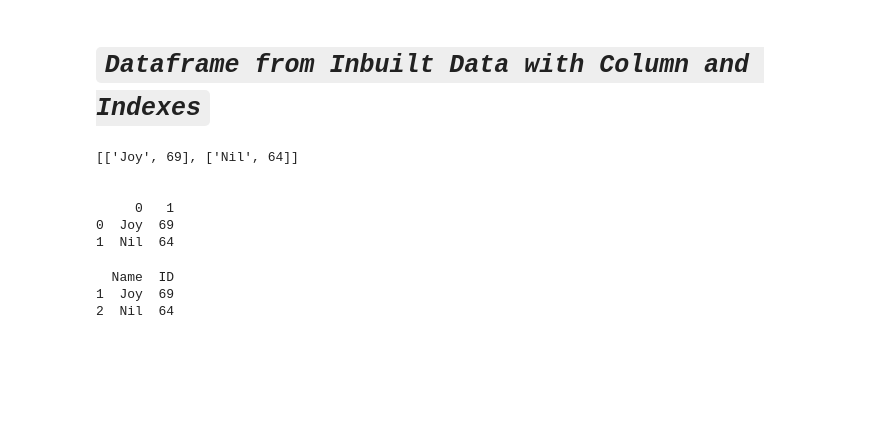
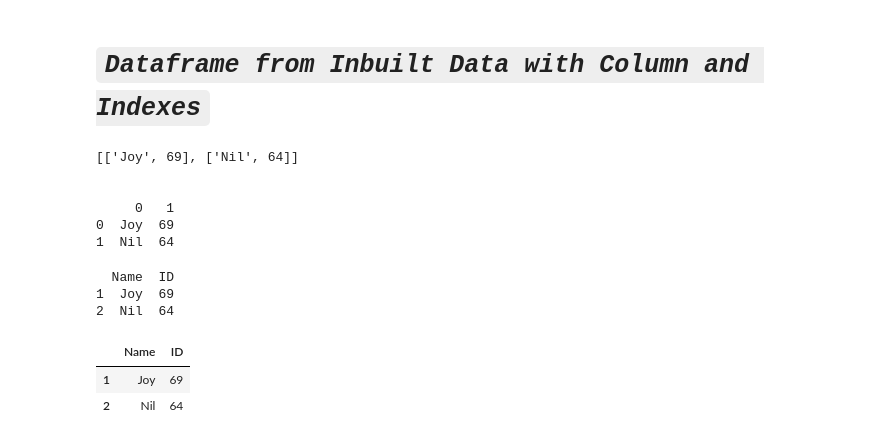
Before and after one commit to joygoswaminiloy2023-droid/AI-ML, a Jupyter notebook: Pandas.ipynb, the cells around one changed output. Saved outputs shown, nothing was run; the diff lists cells and outputs as text; code cells hidden in the pictures; blank space fills up the shorter version.

Commit message:
tuple to dataframe

```diff
--- a/Pandas.ipynb
+++ b/Pandas.ipynb
@@ -274,3 +274,12 @@ print(list_df)
   Name  ID
 1  Joy  69
 2  Nil  64
+# %%
+#tuple to dataframe
+my_tuple=(("Joy",69),("Nil",64))
+tup_df=pd.DataFrame(my_tuple, columns=["Name","ID"],index=[1,2])
+tup_df
+# %% [output]
+|  | Name | ID |
+| 1 | Joy | 69 |
+| 2 | Nil | 64 |
```
